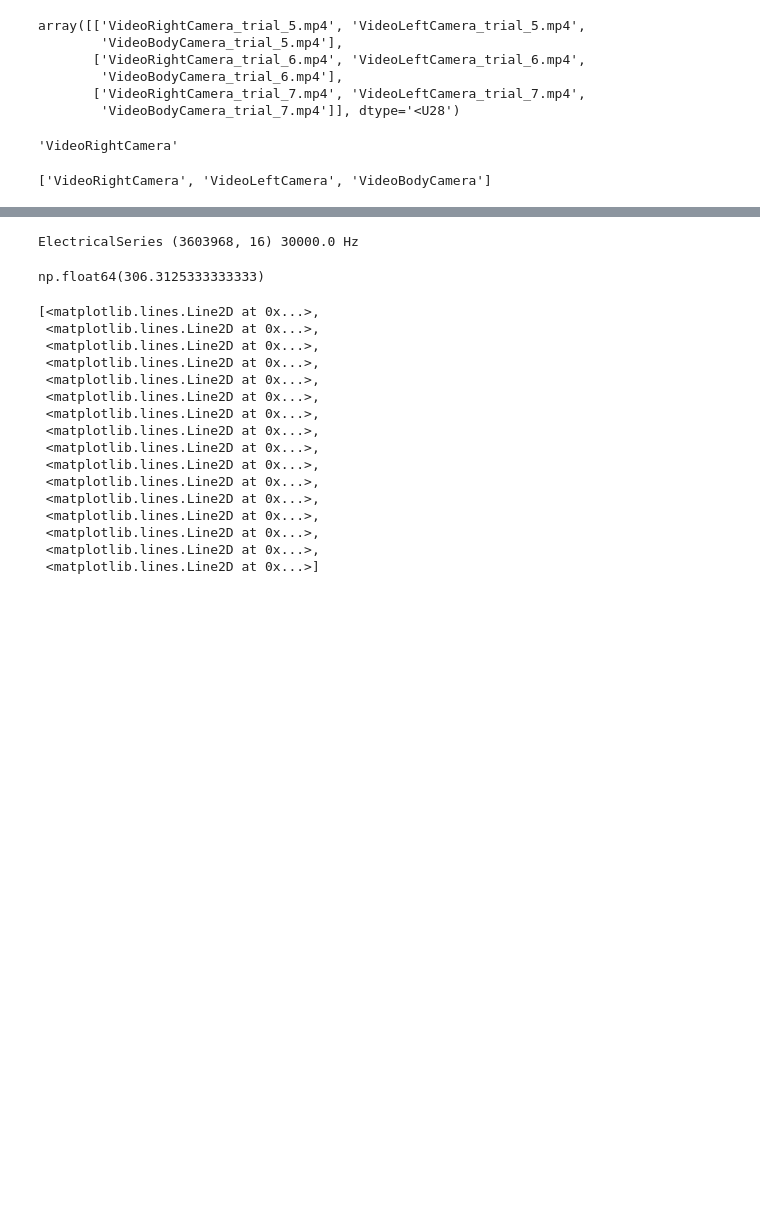
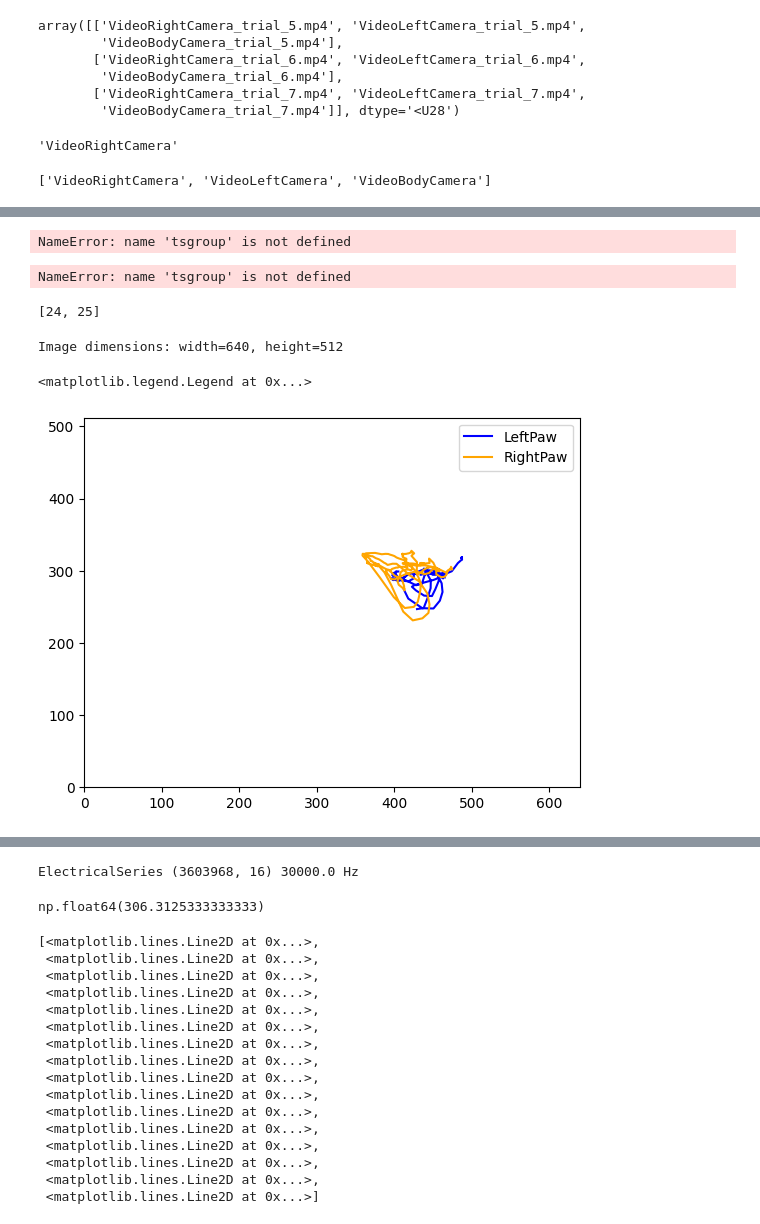
Before and after one commit to Akseli-Ilmanen/EthoGraph, a Jupyter notebook: test.ipynb, the cells around one changed output, grey strips where cells are left out. Saved outputs shown, nothing was run; the diff lists cells and outputs as text; code cells hidden in the pictures; blank space fills up the shorter version.

Commit message:
resplitter fixes, pose render now less coupled

```diff
--- a/test.ipynb
+++ b/test.ipynb
@@ -533,10 +535,9 @@ dt.cameras
 # %% [output]
 ['VideoRightCamera', 'VideoLeftCamera', 'VideoBodyCamera']
 # %%
-path = r"C:\Users\aksel\.ethograph\dandi\angelakilab\NYU-46\64e3fb86-928c-4079-865c-b364205b502e"
+path = r"C:\Users\aksel\.ethograph\dandi\angelakilab\NYU-46\64e3fb86-928c-4079-865c-b364205b502e\trials_2026-03-29_153723.nc"
 
 import ethograph as eto
-import os
-path  = os.path.join(path, dt.get_media(5, "video", device=dt.cameras[0]))
-print(path)
+dt = eto.open(path)
+dt
 # %% [output]
@@ -550,0 +609,10 @@ with pynwb.NWBHDF5IO(path, mode="r") as io:
+# %%
+tsgroup.items()
+# %% [output]
+NameError: name 'tsgroup' is not defined
+# %%
+good_idx = tsgroup.items()[0][0].metadata.kilosort2_label == "good"
+
+tsgroup[0]
+# %% [output]
+NameError: name 'tsgroup' is not defined
@@ -550,0 +651,34 @@ with pynwb.NWBHDF5IO(path, mode="r") as io:
+# %%
+dt.trials
+# %% [output]
+[24, 25]
+# %%
+import cv2
+
+ds = dt.itrial(0)
+import matplotlib.pyplot as plt
+
+
+path = r"C:\Users\aksel\.ethograph\dandi\angelakilab\NYU-46\64e3fb86-928c-4079-865c-b364205b502e\VideoRightCamera_trial_24.mp4"
+cap = cv2.VideoCapture(path)
+ret, frame = cap.read()
+if not ret:
+    raise RuntimeError(f"Could not read frame from {path}")
+img_height, img_width = frame.shape[:2]
+cap.release()
+print(f"Image dimensions: width={img_width}, height={img_height}")
+
+x = ds.position_RightCamera.sel(keypoints="PoseEstimationSeriesLeftPaw", space="x")
+y = ds.position_RightCamera.sel(keypoints="PoseEstimationSeriesLeftPaw", space="y")
+plt.plot(x, y, color="blue")
+
+x = ds.position_RightCamera.sel(keypoints="PoseEstimationSeriesRightPaw", space="x")
+y = ds.position_RightCamera.sel(keypoints="PoseEstimationSeriesRightPaw", space="y")
+plt.xlim(0, img_width)
+plt.ylim(0, img_height)
+plt.plot(x, y, color="orange")
+plt.legend(["LeftPaw", "RightPaw"])
+# %% [output]
+Image dimensions: width=640, height=512
+<matplotlib.legend.Legend at 0x...>
+[figure, added]
```
Also changed, not shown: parts of 16 cells of this notebook, 20 other files.
